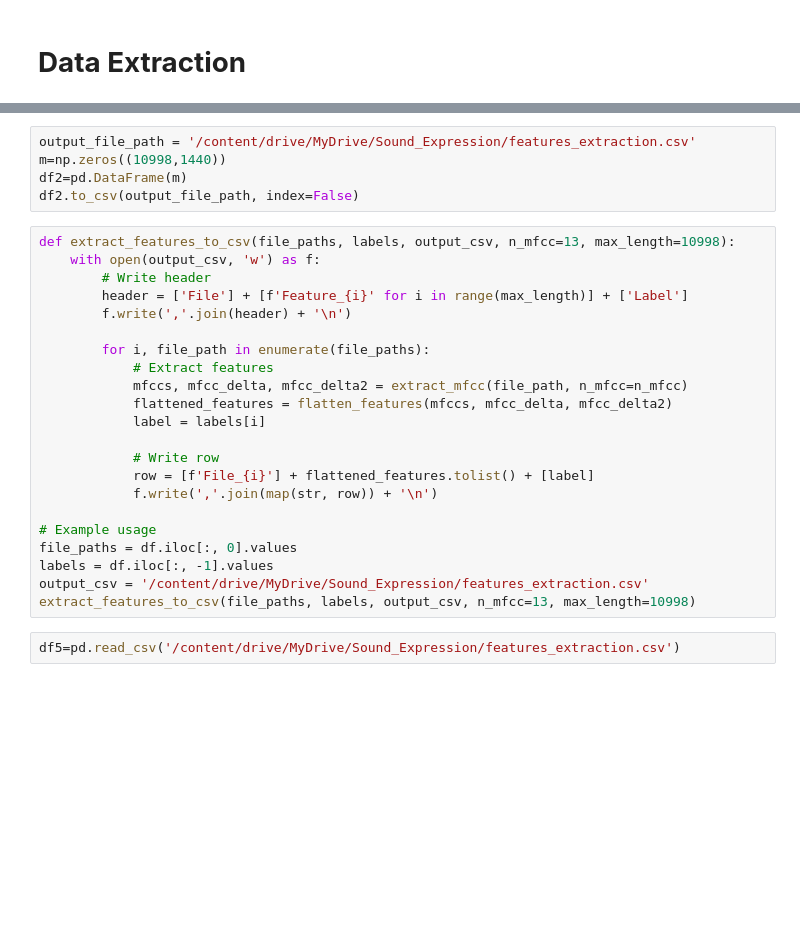
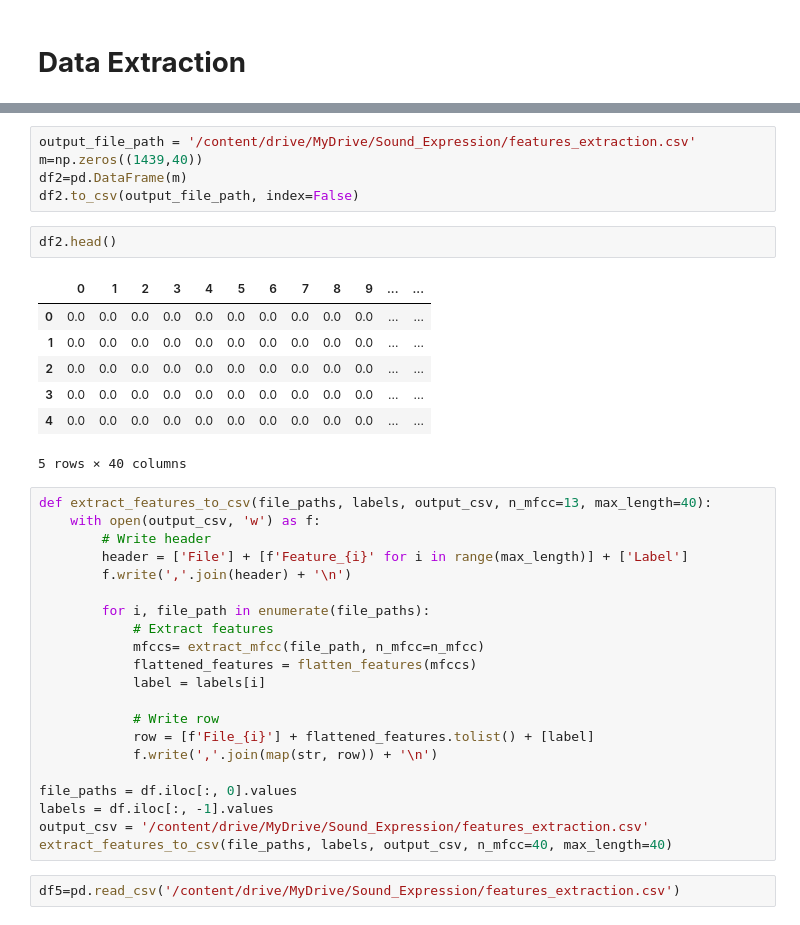
Before and after one commit to TrucTranTrung/Emotions_Reconition_Through_Sound_Data, a Jupyter notebook: Features_Extraction/Features_Extraction.ipynb, the cells around one changed output, grey strips where cells are left out. Saved outputs shown, nothing was run; the diff lists cells and outputs as text; blank space fills up the shorter version.

```diff
--- a/Features_Extraction/Features_Extraction.ipynb
+++ b/Features_Extraction/Features_Extraction.ipynb
@@ -187,10 +236,20 @@ m
 # %%
 output_file_path = '/content/drive/MyDrive/Sound_Expression/features_extraction.csv'
-m=np.zeros((10998,1440))
+m=np.zeros((1439,40))
 df2=pd.DataFrame(m)
 df2.to_csv(output_file_path, index=False)
+# %%
+df2.head()
+# %% [output]
+|  | 0 | 1 | 2 | 3 | 4 | 5 | 6 | 7 | 8 | 9 | ... | ... |
+| 0 | 0.0 | 0.0 | 0.0 | 0.0 | 0.0 | 0.0 | 0.0 | 0.0 | 0.0 | 0.0 | ... | ... |
+| 1 | 0.0 | 0.0 | 0.0 | 0.0 | 0.0 | 0.0 | 0.0 | 0.0 | 0.0 | 0.0 | ... | ... |
+| 2 | 0.0 | 0.0 | 0.0 | 0.0 | 0.0 | 0.0 | 0.0 | 0.0 | 0.0 | 0.0 | ... | ... |
+| 3 | 0.0 | 0.0 | 0.0 | 0.0 | 0.0 | 0.0 | 0.0 | 0.0 | 0.0 | 0.0 | ... | ... |
+| 4 | 0.0 | 0.0 | 0.0 | 0.0 | 0.0 | 0.0 | 0.0 | 0.0 | 0.0 | 0.0 | ... | ... |
+5 rows × 40 columns
 # %%
-def extract_features_to_csv(file_paths, labels, output_csv, n_mfcc=13, max_length=10998):
+def extract_features_to_csv(file_paths, labels, output_csv, n_mfcc=13, max_length=40):
     with open(output_csv, 'w') as f:
         # Write header
         header = ['File'] + [f'Feature_{i}' for i in range(max_length)] + ['Label']
@@ -198,19 +257,18 @@ def extract_features_to_csv(file_paths, labels, output_csv, n_mfcc=13, max_lengt
 
         for i, file_path in enumerate(file_paths):
             # Extract features
-            mfccs, mfcc_delta, mfcc_delta2 = extract_mfcc(file_path, n_mfcc=n_mfcc)
-            flattened_features = flatten_features(mfccs, mfcc_delta, mfcc_delta2)
+            mfccs= extract_mfcc(file_path, n_mfcc=n_mfcc)
+            flattened_features = flatten_features(mfccs)
             label = labels[i]
 
             # Write row
             row = [f'File_{i}'] + flattened_features.tolist() + [label]
             f.write(','.join(map(str, row)) + '\n')
 
-# Example usage
 file_paths = df.iloc[:, 0].values
 labels = df.iloc[:, -1].values
 output_csv = '/content/drive/MyDrive/Sound_Expression/features_extraction.csv'
-extract_features_to_csv(file_paths, labels, output_csv, n_mfcc=13, max_length=10998)
+extract_features_to_csv(file_paths, labels, output_csv, n_mfcc=40, max_length=40)
 # %%
 df5=pd.read_csv('/content/drive/MyDrive/Sound_Expression/features_extraction.csv')
 # %%
```
Also changed, not shown: parts of 16 cells of this notebook, 5 other files.
